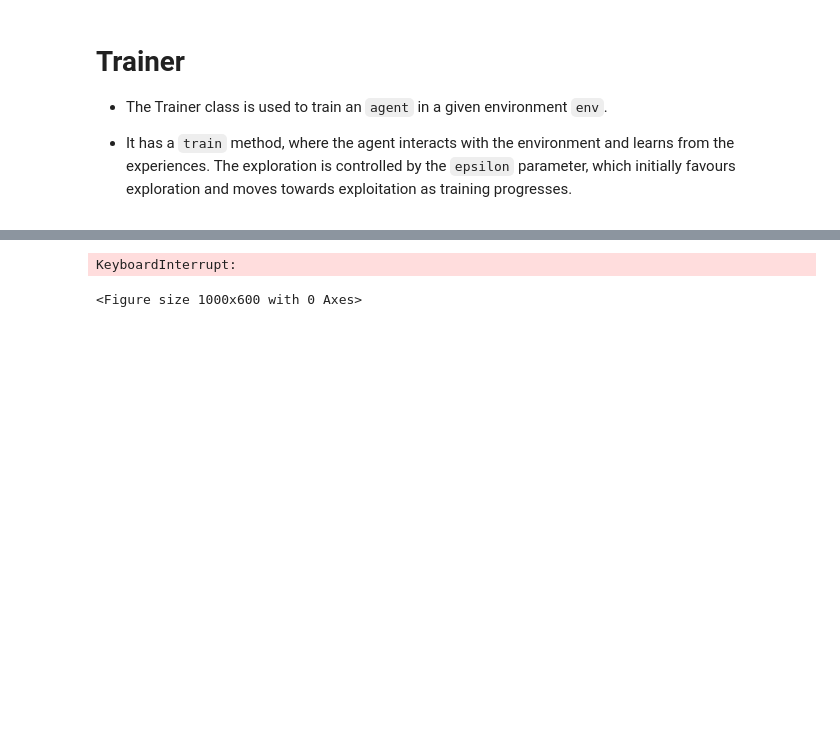
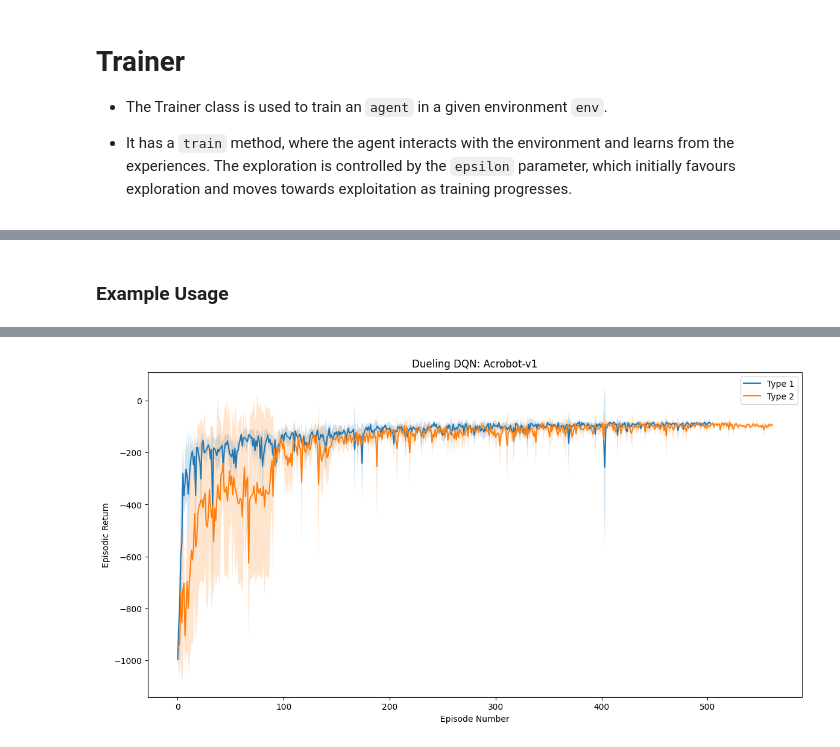
Before and after one commit to AdityaC-003/CS6700_RL_A2, a Jupyter notebook: dueling-dqn.ipynb, the cells around one changed output, grey strips where cells are left out. Drawn from its saved outputs; the diff is of its cells as text; code cells hidden in the pictures; blank space fills up the shorter version.

```diff
--- a/dueling-dqn.ipynb
+++ b/dueling-dqn.ipynb
@@ -207,5 +185,5 @@ def SoftmaxAction(action_values, tau):
 # %%
-class DDQN_Agent(Agent):
+class DDQN_Agent():
 
     def __init__(
         self,
@@ -345,7 +323,7 @@ class DDQN_Agent(Agent):
 # %%
 class Trainer:
 
-    def __init__(self, agent: Agent, env: gym.Env, threshold: float = 250.0):
+    def __init__(self, agent: DDQN_Agent, env: gym.Env, threshold: float = 195.0):
         self.agent = agent
         self.env = env
         self.threshold = threshold
@@ -374,8 +352,6 @@ class Trainer:
 
             for t in range(max_t):
                 action = self.agent.act(state, tau)
-                if render:
-                    self.env.render()
                 next_state, reward, done, _, _ = self.env.step(action)
                 self.agent.step(state, action, reward, next_state, done)
                 state = next_state
@@ -441,11 +417,11 @@ class Trainer:
         max_episode = max([len(scores) for scores in all_scores])
 
         all_scores = [
-            scores + [np.mean(scores[-10:])] * (max_episode - len(scores)) for scores in all_scores
+            scores + [np.mean(scores[-10:])] * (max_episode - len(scores))
+            for scores in all_scores
         ]
         self.scores_mean = np.mean(all_scores, axis=0)
         self.scores_std = np.std(all_scores, axis=0)
-
 
     def render_run(self):
         state = self.env.reset()
@@ -458,12 +436,11 @@ class Trainer:
 # %%
-N_RUNS = 3
+N_RUNS = 5
 seed_arr = sorted([int(np.random.randint(0, 1000)) for _ in range(N_RUNS)])
 print(seed_arr)
+
 
 def my_avg(scores, window=3):
     return np.array(
         [np.mean(scores[i : i + window]) for i in range(len(scores) - window)]
     )
-
-window = 3
 # %% [output]
@@ -475 +448,3 @@ zsh:1: no matches found: gym[classic_control]
+# %% [markdown]
+### Example Usage
 # %%
@@ -496,23 +473,15 @@ zsh:1: no matches found: gym[classic_control]
 # %%
-hidden_layer_size_params = [128]
-n_hidden_layers_params = [0,1,2,3]
-learning_rate_params = [0.001]
-CUTOFF = 400
+hidden_layer_size = 128
+n_hidden_layers = 2
+learning_rate = 0.005
 
-plt.figure(figsize=(10, 6))
+plt.figure(figsize=(14, 7))
 
-# make a list of all the combinations of hyperparameters
-param_list = [
-    (hidden_layer_size, n_hidden_layers, learning_rate)
-    for hidden_layer_size in hidden_layer_size_params
-    for n_hidden_layers in n_hidden_layers_params
-    for learning_rate in learning_rate_params
-]
 
-trainer_list = []
-for hidden_layer_size, n_hidden_layers, learning_rate in tqdm(param_list):
+trainer_list_4 = []
+for t in [1, 2]:
 
-    env = gym.make("CartPole-v1")
+    env = gym.make("Acrobot-v1")
     state_shape = env.observation_space.shape[0]
     n_actions = env.action_space.n
     env.reset(seed=0)
@@ -520,28 +489,16 @@ for hidden_layer_size, n_hidden_layers, learning_rate in tqdm(param_list):
     agent = DDQN_Agent(
         state_shape,
         n_actions,
-        type=1,
+        type=t,
         action_policy=SoftmaxAction,
         hidden_layer_size=hidden_layer_size,
         n_hidden_layers=n_hidden_layers,
         learning_rate=learning_rate,
     )
-    trainer = Trainer(agent, env)
+    trainer = Trainer(agent, env, threshold=-100.0)
     trainer.train_multiple_runs(n_runs=N_RUNS, seed_arr=seed_arr)
 
-    if len(trainer.scores_mean) > CUTOFF:
-        print("################ CONFIG TOOK TOO LONG ################")
-        trainer.scores_mean = trainer.scores_mean[:CUTOFF]
-        trainer.scores_std = trainer.scores_std[:CUTOFF]
-
-    # plt.plot(
-    #     trainer.scores_mean,
-    #     label=f"ls: {hidden_layer_size}, nl: {n_hidden_layers}, lr: {learning_rate}",
-    # )
-    plt.plot(
-        trainer.scores_mean,
-        label=f"{n_hidden_layers} hidden layer(s)",
-    )
+    plt.plot(trainer.scores_mean, label=f"Type {t}")
 
     plt.fill_between(
         range(len(trainer.scores_mean)),
@@ -549,9 +506,11 @@ for hidden_layer_size, n_hidden_layers, learning_rate in tqdm(param_list):
         trainer.scores_mean + trainer.scores_std,
         alpha=0.2,
     )
-    trainer_list.append(trainer)
+    trainer_list_4.append(trainer)
 
-plt.title("Score vs Episodes")
+plt.title("Dueling DQN: Acrobot-v1")
+plt.xlabel("Episode Number")
+plt.ylabel("Episodic Return")
 plt.legend()
 plt.show()
 # %% [output]
@@ -575,2 +534 @@ Episode 231     Average Score: 252.56
-KeyboardInterrupt:
-<Figure size 1000x600 with 0 Axes>
+[figure, added]
```
Also changed, not shown: parts of 15 cells of this notebook, 4 other files.
